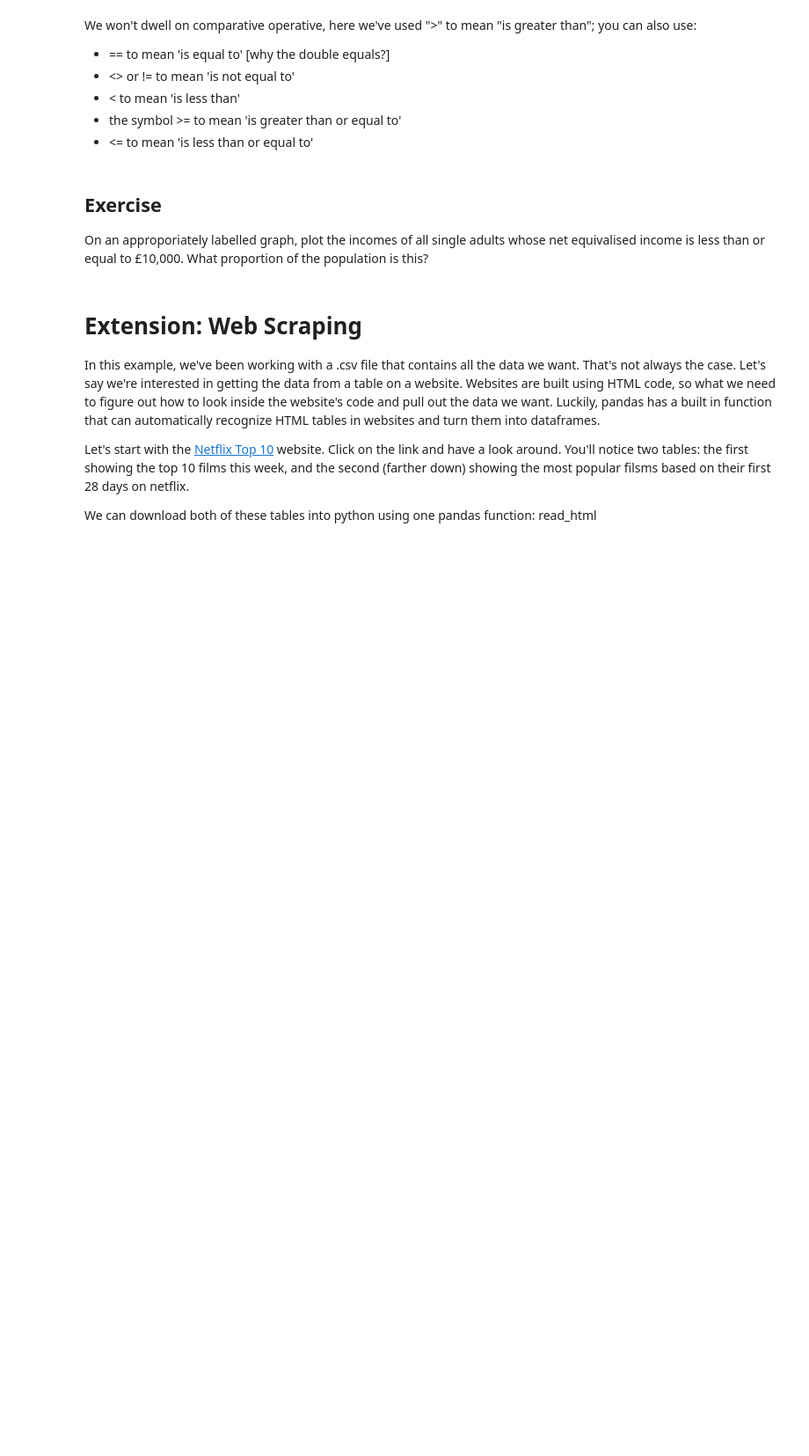
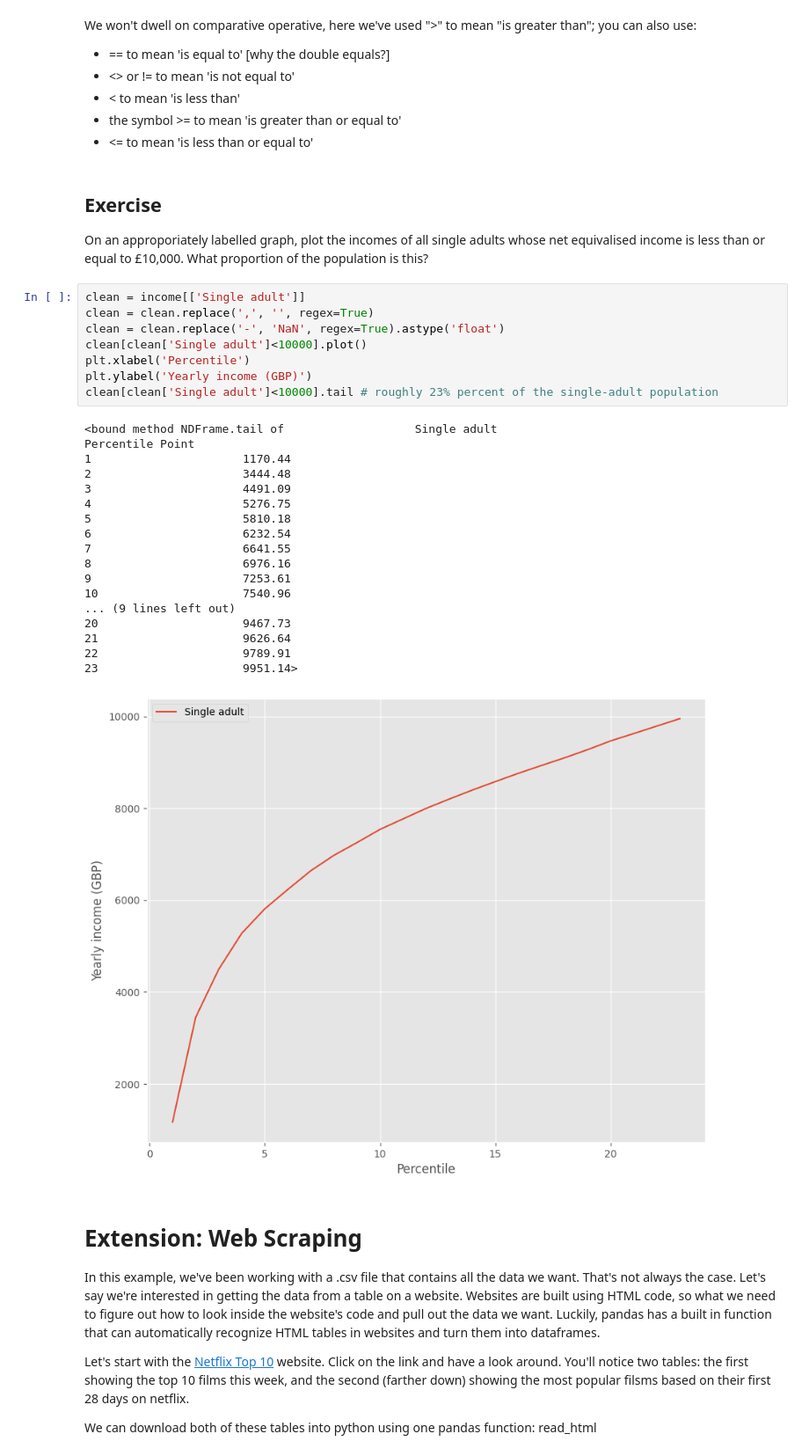
Before and after one commit to uclqfjb/QM2, a Jupyter notebook: notebooks/W02. Pandas.ipynb, the cells around one changed output. Shown at 88% size. Cells and saved outputs as stored; diff of their text form; blank space fills up the shorter version.

```diff
--- a/notebooks/W02. Pandas.ipynb
+++ b/notebooks/W02. Pandas.ipynb
@@ -347,6 +409,33 @@ We won't dwell on comparative operative, here we've used ">" to mean "is greater
 # %% [markdown]
 ## Exercise
 On an approporiately labelled graph, plot the incomes of all single adults whose net equivalised income is less than or equal to £10,000. What proportion of the population is this?
+# %%
+clean = income[['Single adult']]
+clean = clean.replace(',', '', regex=True)
+clean = clean.replace('-', 'NaN', regex=True).astype('float')
+clean[clean['Single adult']<10000].plot()
+plt.xlabel('Percentile')
+plt.ylabel('Yearly income (GBP)')
+clean[clean['Single adult']<10000].tail # roughly 23% percent of the single-adult population
+# %% [output]
+<bound method NDFrame.tail of                   Single adult
+Percentile Point
+1                      1170.44
+2                      3444.48
+3                      4491.09
+4                      5276.75
+5                      5810.18
+6                      6232.54
+7                      6641.55
+8                      6976.16
+9                      7253.61
+10                     7540.96
+... (9 lines left out)
+20                     9467.73
+21                     9626.64
+22                     9789.91
+23                     9951.14>
+[figure, added]
 # %% [markdown]
 # Extension: Web Scraping
 
```
Also changed, not shown: parts of 17 cells of this notebook.
